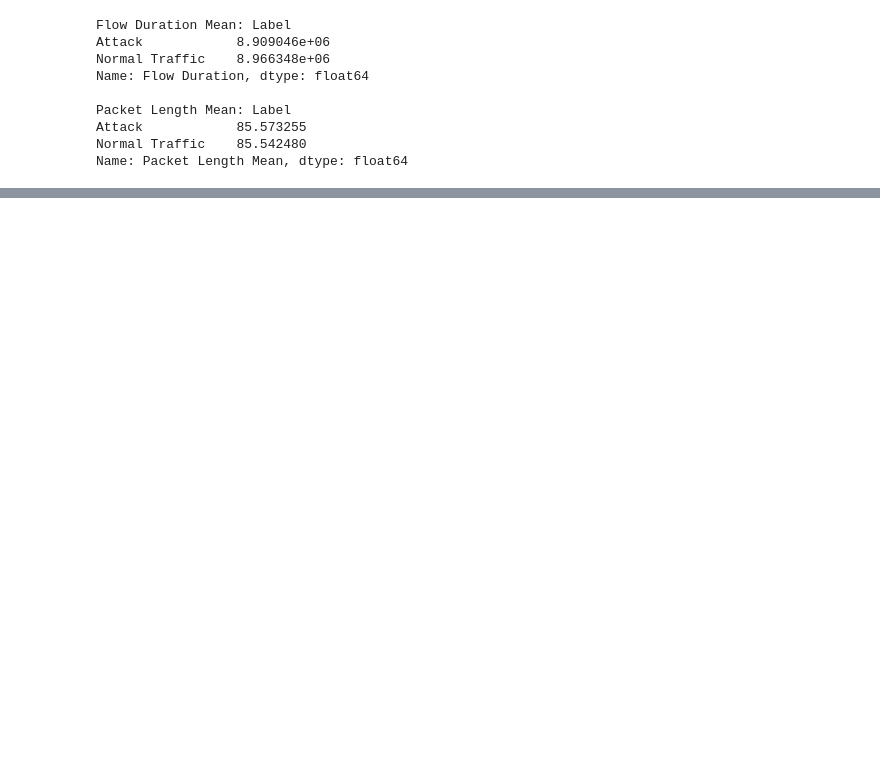
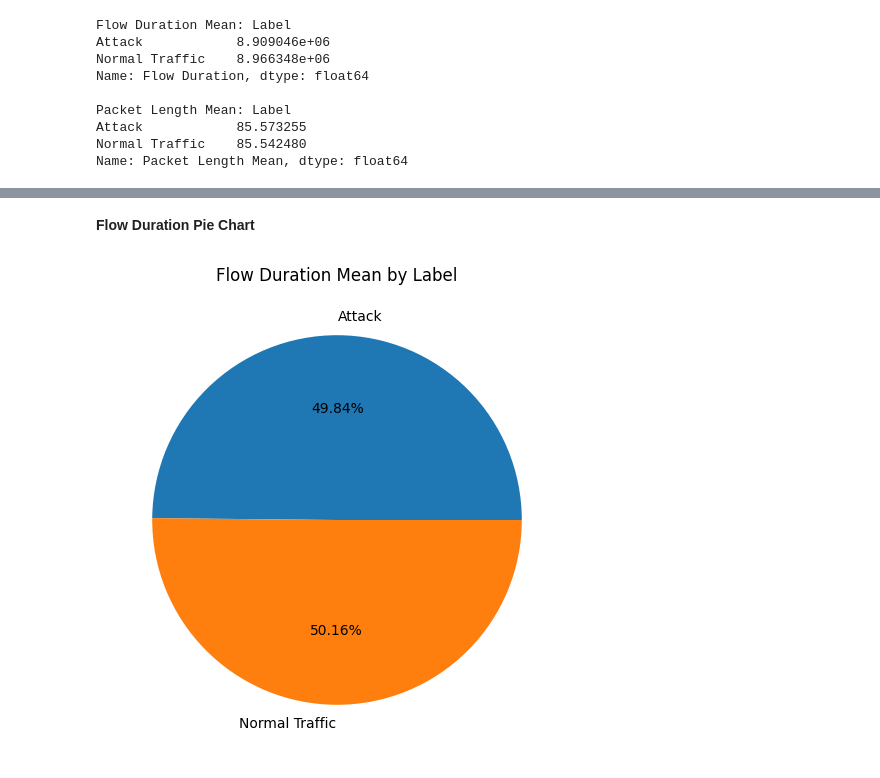
Before and after one commit to Pranishgrg21/Network_traffic_Analysis, a Jupyter notebook: Network_traffic.ipynb, the cells around one changed output, grey strips where cells are left out. Cells and saved outputs as stored; diff of their text form; code cells hidden in the pictures; blank space fills up the shorter version.

Commit message:
Visualization part completed

```diff
--- a/Network_traffic.ipynb
+++ b/Network_traffic.ipynb
@@ -397,0 +417,9 @@ Name: Packet Length Mean, dtype: float64
+# %% [markdown]
+**Flow Duration Pie Chart**
+# %%
+plt.figure(figsize=(6,6))
+plt.pie(flow_mean, labels=flow_mean.index, autopct="%1.2f%%")
+plt.title("Flow Duration Mean by Label")
+plt.show()
+# %% [output]
+[figure, added]
```
Also changed, not shown: parts of 11 cells of this notebook.
